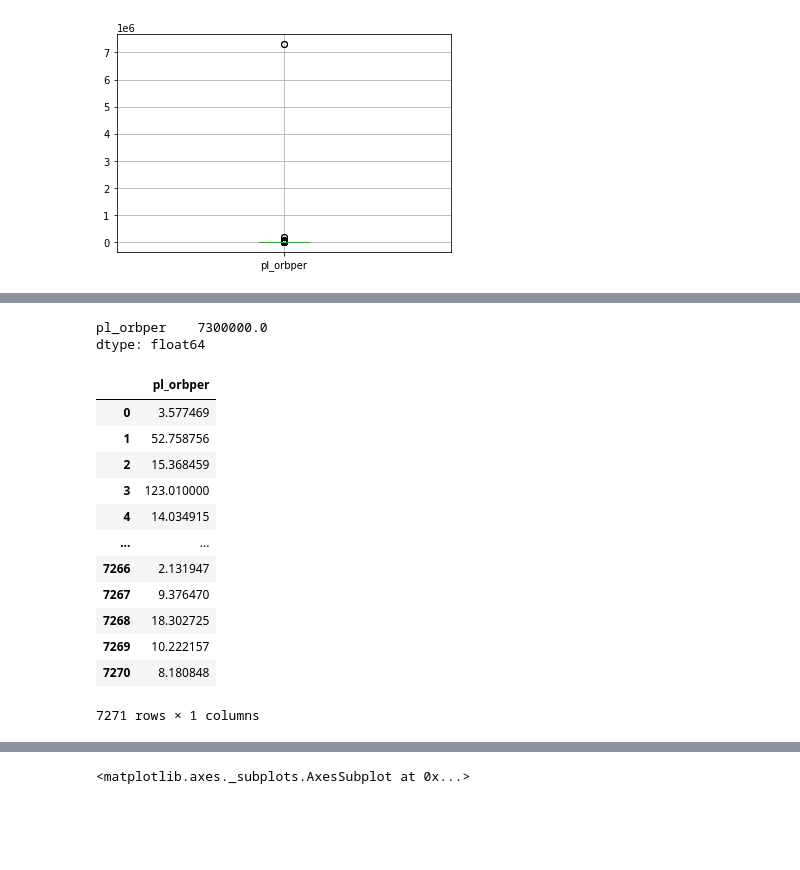
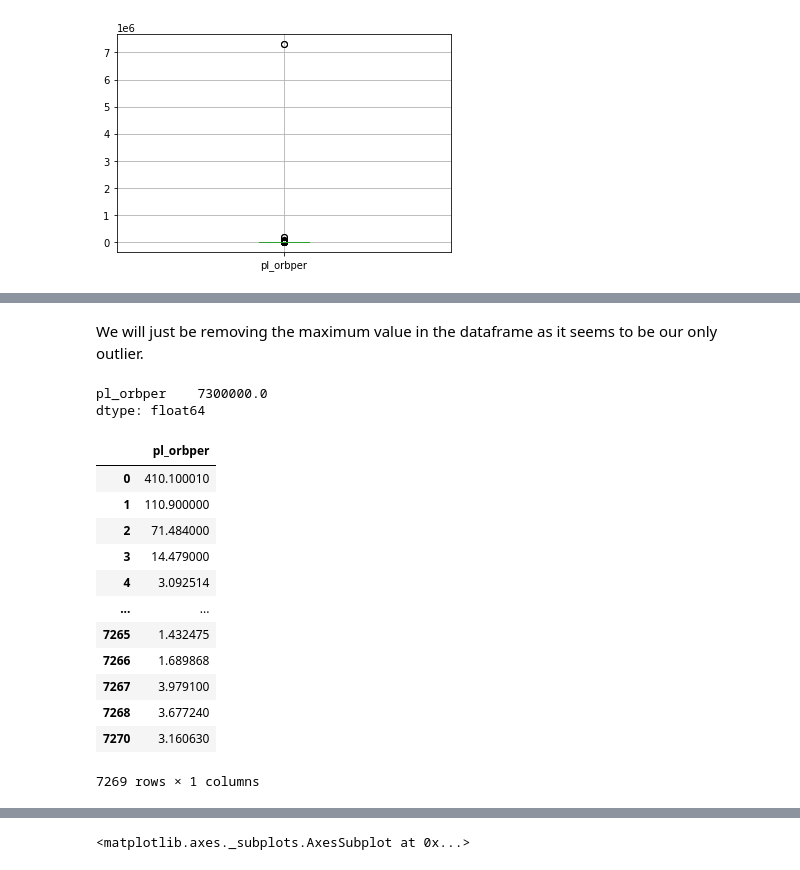
Before and after one commit to Danjstr/AIM-5001, a Jupyter notebook: D_Strauss_Final_Project.ipynb, the cells around one changed output, grey strips where cells are left out. Drawn from its saved outputs; the diff is of its cells as text; code cells hidden in the pictures; blank space fills up the shorter version.

```diff
--- a/D_Strauss_Final_Project.ipynb
+++ b/D_Strauss_Final_Project.ipynb
@@ -494,7 +487,3 @@ df9.isnull().value_counts()
 pl_orbper
 False        7271
 dtype: int64
-# %%
-from sklearn.utils import shuffle
-df9 = shuffle(df9)
-df9
@@ -543,22 +516,24 @@ array([[<matplotlib.axes._subplots.AxesSubplot object at 0x...>]],
+# %% [markdown]
+We will just be removing the maximum value in the dataframe as it seems to be our only outlier.
 # %%
 df9.max()
 # %% [output]
 pl_orbper    7300000.0
 dtype: float64
 # %%
-df10 = df9[df9.pl_orbper <= 7300000.0]
+df10 = df9[df9.pl_orbper <= 7200000.0]
 df10
 # %% [output]
 |  | pl_orbper |
-| 0 | 3.577469 |
-| 1 | 52.758756 |
-| 2 | 15.368459 |
-| 3 | 123.010000 |
-| 4 | 14.034915 |
+| 0 | 410.100010 |
+| 1 | 110.900000 |
+| 2 | 71.484000 |
+| 3 | 14.479000 |
+| 4 | 3.092514 |
 | ... | ... |
-| 7266 | 2.131947 |
-| 7267 | 9.376470 |
-| 7268 | 18.302725 |
-| 7269 | 10.222157 |
-| 7270 | 8.180848 |
+| 7265 | 1.432475 |
+| 7266 | 1.689868 |
+| 7267 | 3.979100 |
+| 7268 | 3.677240 |
+| 7270 | 3.160630 |
-7271 rows × 1 columns
+7269 rows × 1 columns
```
Also changed, not shown: parts of 110 cells of this notebook.
